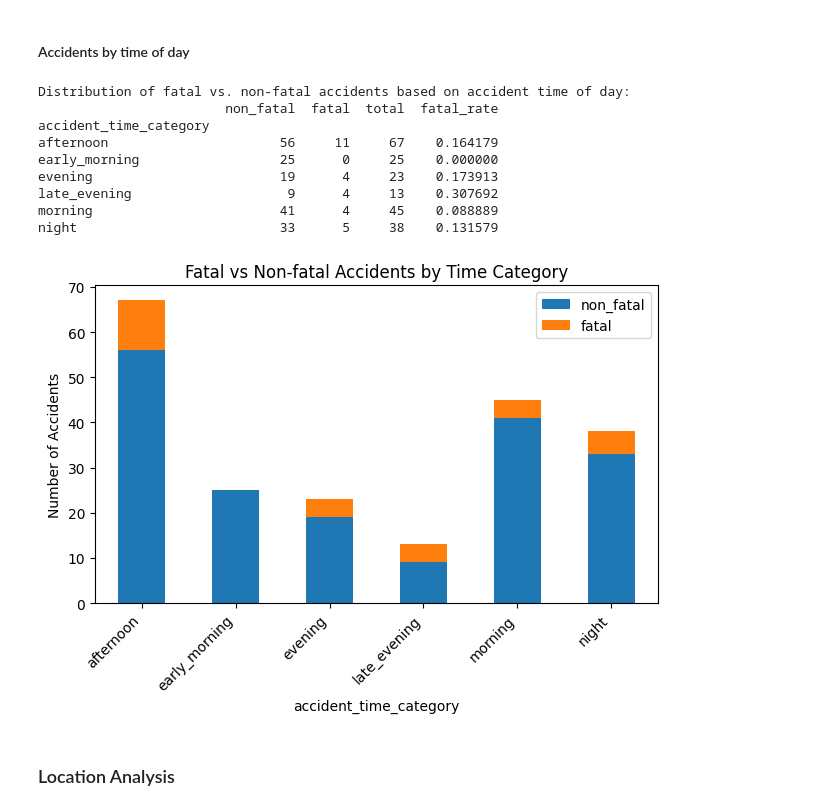
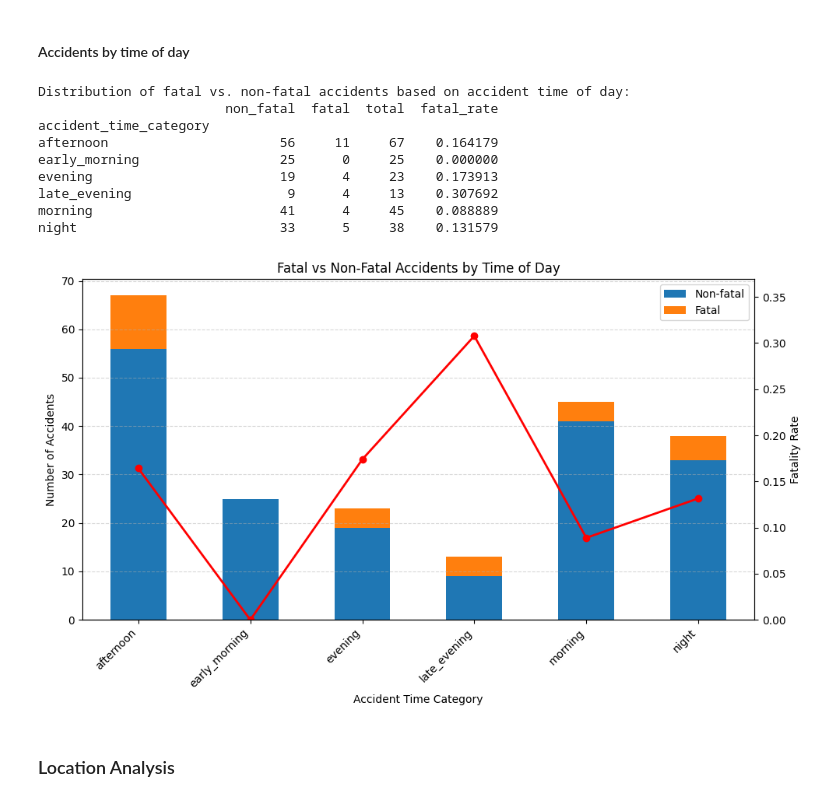
Before and after one commit to michael-vella/ics5110-assignment, a Jupyter notebook: notebooks/final/2_exploratory_analysis.ipynb, the cells around one changed output. Cells and saved outputs as stored; diff of their text form; code cells hidden in the pictures.

Commit message:
chart enhancements

```diff
--- a/notebooks/final/2_exploratory_analysis.ipynb
+++ b/notebooks/final/2_exploratory_analysis.ipynb
@@ -362,38 +362,71 @@ accident_time_category_stats = (
     df
     .groupby("accident_time_category")["is_fatal"]
     .value_counts()
     .unstack(fill_value=0)
 )
 
 accident_time_category_stats.columns = ["non_fatal", "fatal"]
 
 accident_time_category_stats["total"] = accident_time_category_stats["non_fatal"] + accident_time_category_stats["fatal"]
 accident_time_category_stats["fatal_rate"] = accident_time_category_stats["fatal"] / accident_time_category_stats["total"]
 
 print("Distribution of fatal vs. non-fatal accidents based on accident time of day:")
 print(accident_time_category_stats)
 
+fig, ax1 = plt.subplots(figsize=(10, 6))
+
 accident_time_category_stats[["non_fatal", "fatal"]].plot(
     kind="bar",
-    stacked=True
+    stacked=True,
+    ax=ax1
 )
 
-plt.ylabel("Number of Accidents")
-plt.title("Fatal vs Non-fatal Accidents by Time Category")
-plt.xticks(rotation=45, ha="right")
+ax1.set_ylabel("Number of Accidents")
+ax1.set_xlabel("Accident Time Category")
+ax1.set_title("Fatal vs Non-Fatal Accidents by Time of Day")
+
+ax1.set_xticklabels(
+    accident_time_category_stats.index,
+    rotation=45,
+    ha="right"
+)
+
+ax2 = ax1.twinx()
+ax2.plot(
+    accident_time_category_stats.index,
+    accident_time_category_stats["fatal_rate"],
+    marker="o",
+    linewidth=2,
+    color="red"
+)
+
+ax2.set_ylabel("Fatality Rate")
+ax2.set_ylim(0, accident_time_category_stats["fatal_rate"].max() * 1.2)
+
+bars_legend = ax1.get_legend_handles_labels()
+line_legend = ax2.get_legend_handles_labels()
+
+ax1.legend(
+    bars_legend[0] + line_legend[0],
+    ["Non-fatal", "Fatal", "Fatality rate"],
+    loc="upper right"
+)
+
+ax1.grid(axis="y", linestyle="--", alpha=0.5)
+
 plt.tight_layout()
 plt.show()
 # %% [output]
 Distribution of fatal vs. non-fatal accidents based on accident time of day:
                         non_fatal  fatal  total  fatal_rate
 accident_time_category
 afternoon                      56     11     67    0.164179
 early_morning                  25      0     25    0.000000
 evening                        19      4     23    0.173913
 late_evening                    9      4     13    0.307692
 morning                        41      4     45    0.088889
 night                          33      5     38    0.131579
-[figure, old version]
+[figure, new version]
 # %% [markdown]
 ### Location Analysis
 # %% [markdown]
```
Also changed, not shown: parts of 2 cells of this notebook.
